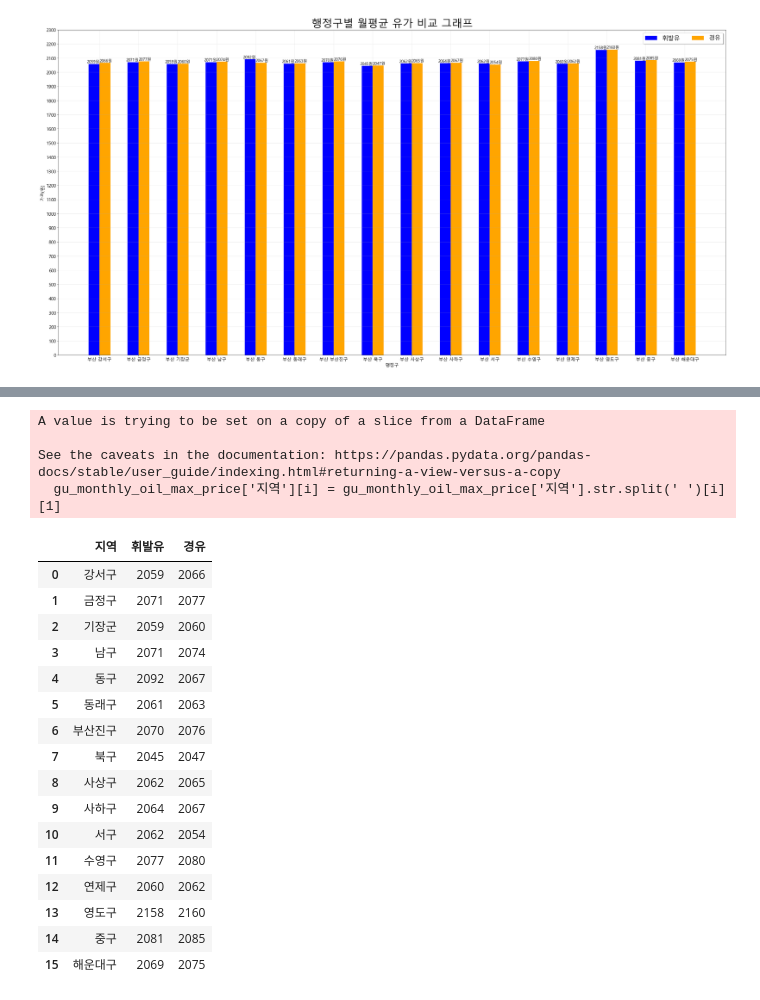
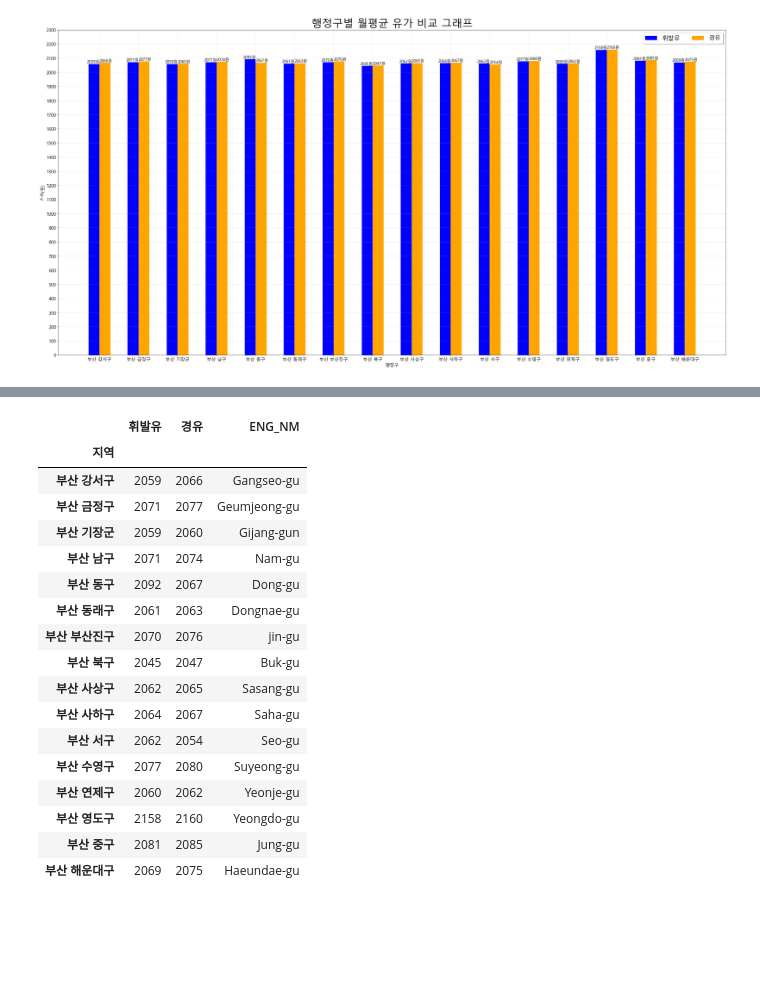
Before and after one commit to certainly-I/Busan-Oil-Price-Analysis, a Jupyter notebook: 주유소_전처리.ipynb, the cells around one changed output, grey strips where cells are left out. Drawn from its saved outputs; the diff is of its cells as text; code cells hidden in the pictures; blank space fills up the shorter version.

```diff
--- a/주유소_전처리.ipynb
+++ b/주유소_전처리.ipynb
@@ -574,5 +569,2 @@ for item in jsonfile['features']:
 
 json_busan['features'] = json_pick
-# %%
-gu_monthly_oil_max_price = gu_monthly_oil_max_price.reset_index()
-gu_monthly_oil_max_price
@@ -597,29 +571,25 @@ gu_monthly_oil_max_price
-# %%
-for i in gu_monthly_oil_max_price.index:
-    gu_monthly_oil_max_price['지역'][i] = gu_monthly_oil_max_price['지역'].str.split(' ')[i][1]
-gu_monthly_oil_max_price
-# %% [output]
-A value is trying to be set on a copy of a slice from a DataFrame
-
-See the caveats in the documentation: https://pandas.pydata.org/pandas-docs/stable/user_guide/indexing.html#returning-a-view-versus-a-copy
-  gu_monthly_oil_max_price['지역'][i] = gu_monthly_oil_max_price['지역'].str.split(' ')[i][1]
-|  | 지역 | 휘발유 | 경유 |
-| 0 | 강서구 | 2059 | 2066 |
-| 1 | 금정구 | 2071 | 2077 |
-| 2 | 기장군 | 2059 | 2060 |
-| 3 | 남구 | 2071 | 2074 |
-| 4 | 동구 | 2092 | 2067 |
-| 5 | 동래구 | 2061 | 2063 |
-| 6 | 부산진구 | 2070 | 2076 |
-| 7 | 북구 | 2045 | 2047 |
-| 8 | 사상구 | 2062 | 2065 |
-| 9 | 사하구 | 2064 | 2067 |
-| 10 | 서구 | 2062 | 2054 |
-| 11 | 수영구 | 2077 | 2080 |
-| 12 | 연제구 | 2060 | 2062 |
-| 13 | 영도구 | 2158 | 2160 |
-| 14 | 중구 | 2081 | 2085 |
-| 15 | 해운대구 | 2069 | 2075 |
+# %%
+gu_monthly_oil_max_price['ENG_NM'] = ['Gangseo-gu', 'Geumjeong-gu', 'Gijang-gun', 'Nam-gu', 'Dong-gu', 'Dongnae-gu', 'jin-gu', 'Buk-gu', 'Sasang-gu', 'Saha-gu', 'Seo-gu', 'Suyeong-gu', 'Yeonje-gu', 'Yeongdo-gu', 'Jung-gu', 'Haeundae-gu']
+gu_monthly_oil_max_price
+# %% [output]
+|  | 휘발유 | 경유 | ENG_NM |
+| 지역 |  |  |  |
+| 부산 강서구 | 2059 | 2066 | Gangseo-gu |
+| 부산 금정구 | 2071 | 2077 | Geumjeong-gu |
+| 부산 기장군 | 2059 | 2060 | Gijang-gun |
+| 부산 남구 | 2071 | 2074 | Nam-gu |
+| 부산 동구 | 2092 | 2067 | Dong-gu |
+| 부산 동래구 | 2061 | 2063 | Dongnae-gu |
+| 부산 부산진구 | 2070 | 2076 | jin-gu |
+| 부산 북구 | 2045 | 2047 | Buk-gu |
+| 부산 사상구 | 2062 | 2065 | Sasang-gu |
+| 부산 사하구 | 2064 | 2067 | Saha-gu |
+| 부산 서구 | 2062 | 2054 | Seo-gu |
+| 부산 수영구 | 2077 | 2080 | Suyeong-gu |
+| 부산 연제구 | 2060 | 2062 | Yeonje-gu |
+| 부산 영도구 | 2158 | 2160 | Yeongdo-gu |
+| 부산 중구 | 2081 | 2085 | Jung-gu |
+| 부산 해운대구 | 2069 | 2075 | Haeundae-gu |
 # %%
 map = folium.Map((35.1795543,129.0756416), zoom_start=10)
 choropleth = folium.Choropleth(json_busan,
```
Also changed, not shown: parts of 6 cells of this notebook, 2 other files.
